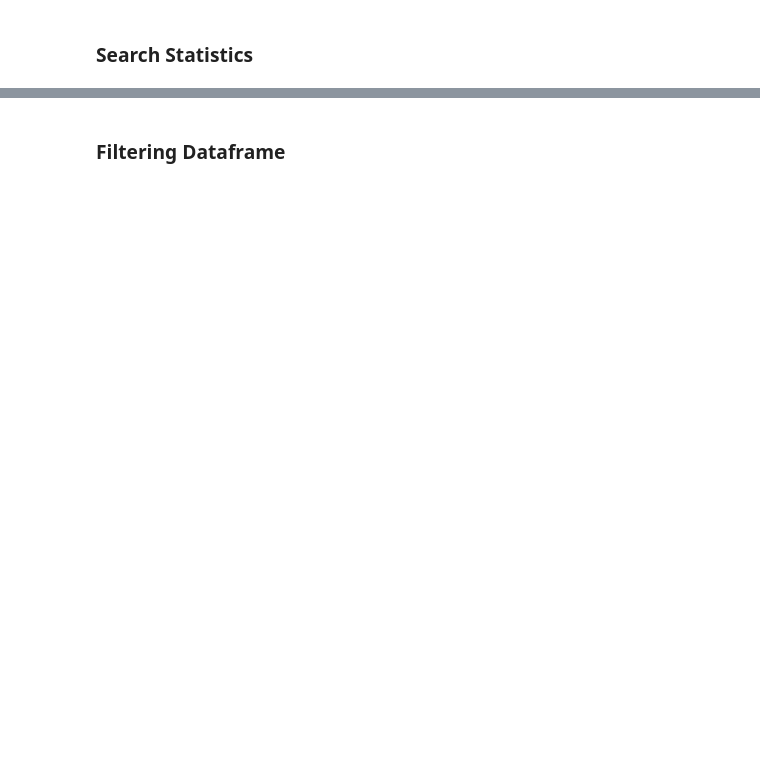
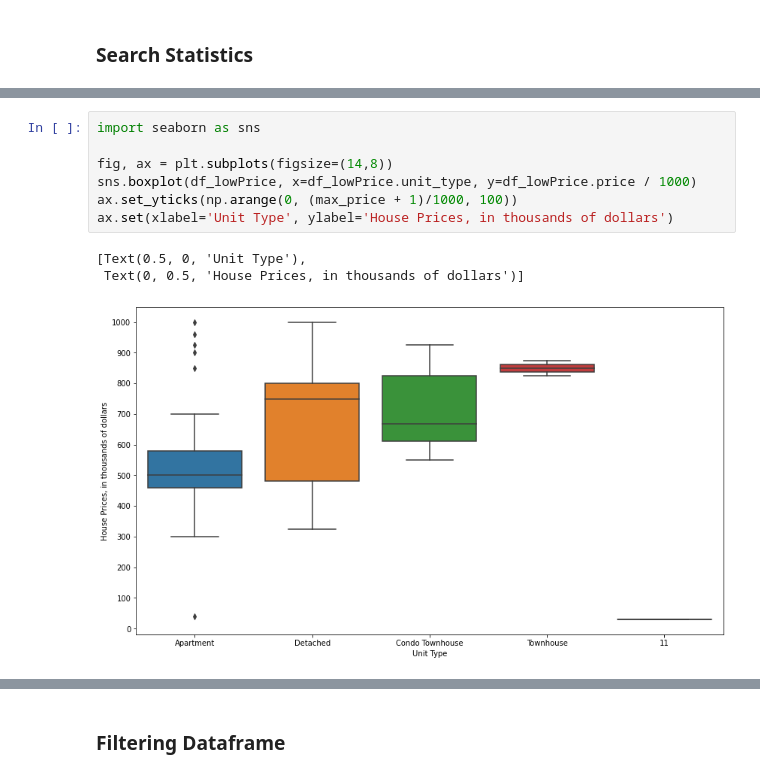
Before and after one commit to ColombianHeat/Misc, a Jupyter notebook: houses.ipynb, the cells around one changed output, grey strips where cells are left out. Saved outputs shown, nothing was run; the diff lists cells and outputs as text; blank space fills up the shorter version.

```diff
--- a/houses.ipynb
+++ b/houses.ipynb
@@ -188,0 +240,11 @@ df.describe(include='object')
+# %%
+import seaborn as sns
+
+fig, ax = plt.subplots(figsize=(14,8))
+sns.boxplot(df_lowPrice, x=df_lowPrice.unit_type, y=df_lowPrice.price / 1000)
+ax.set_yticks(np.arange(0, (max_price + 1)/1000, 100))
+ax.set(xlabel='Unit Type', ylabel='House Prices, in thousands of dollars')
+# %% [output]
+[Text(0.5, 0, 'Unit Type'),
+ Text(0, 0.5, 'House Prices, in thousands of dollars')]
+[figure, added]
```
Also changed, not shown: parts of 13 cells of this notebook.
